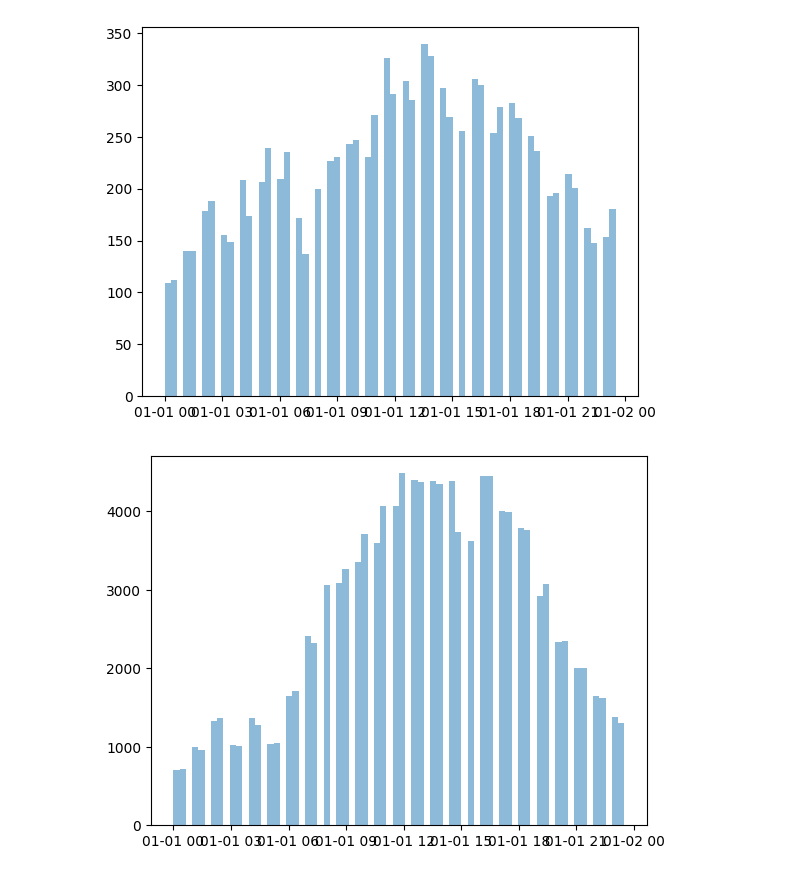
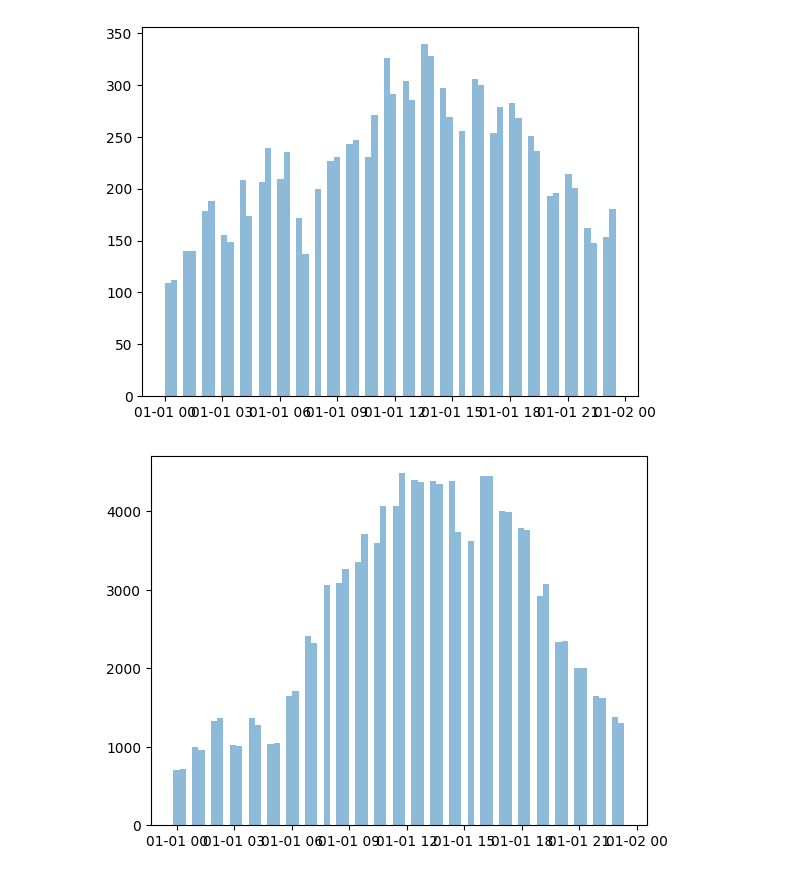
Before and after one commit to ymurong/DSP, a Jupyter notebook: possible_boosting.ipynb, the cells around one changed output. Drawn from its saved outputs; the diff is of its cells as text; code cells hidden in the pictures.

```diff
--- a/possible_boosting.ipynb
+++ b/possible_boosting.ipynb
@@ -17,12 +32,12 @@ df["time"] = np.where(df['minute_of_hour'] < 30, pd.to_datetime(df['hour_of_day'
 # %%
 
-plt.hist(df[df["has_fraudulent_dispute"] == True]["time"], 72, alpha = 0.5)
+plt.hist(df[df["has_fraudulent_dispute"] == True]["time"], 72, alpha = 0.5, align='mid')
 plt.show()
-plt.hist(df[df["has_fraudulent_dispute"] == False]["time"], 72, alpha = 0.5)
+plt.hist(df[df["has_fraudulent_dispute"] == False]["time"], 72, alpha = 0.5, align='left')
 plt.show()
 # %% [output]
 [figure]
-[figure, old version]
+[figure, new version]
 # %%
 df[df["has_fraudulent_dispute"] == True]["time"]
 df[df["has_fraudulent_dispute"] == False]["time"]
```
Also changed, not shown: parts of 1 cell of this notebook, 4 other files.
